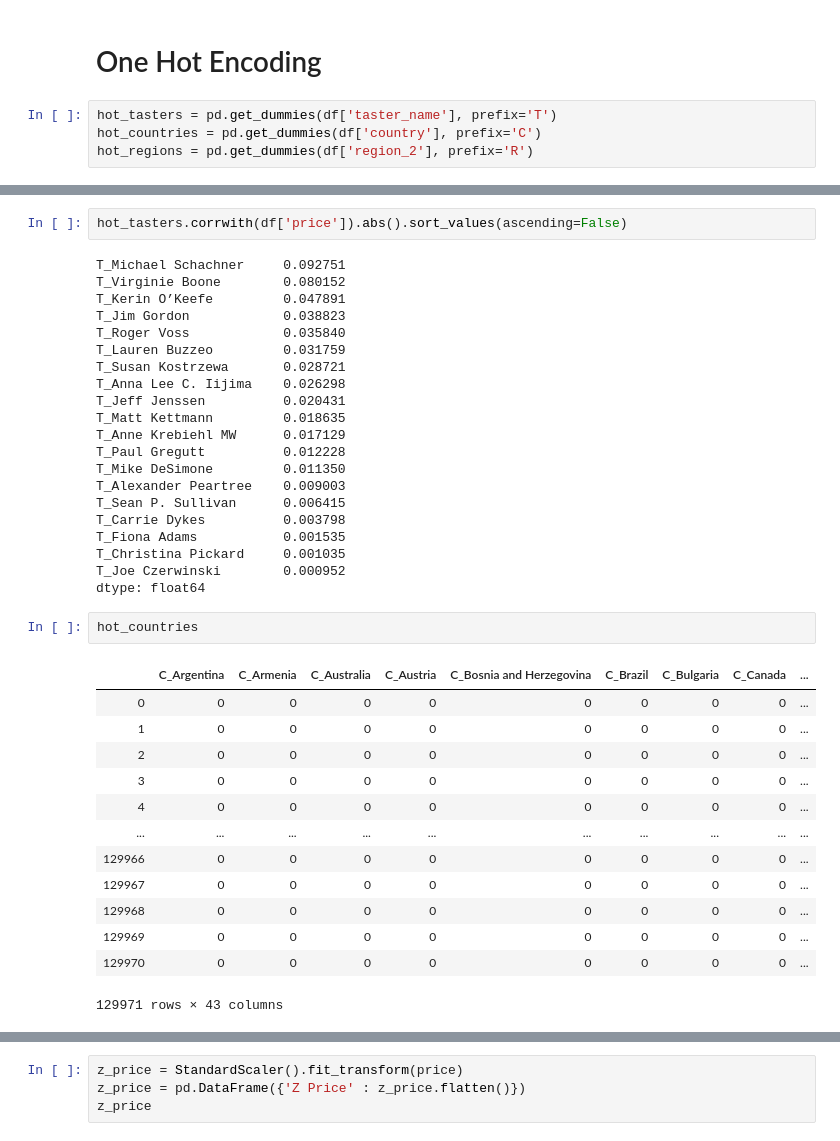
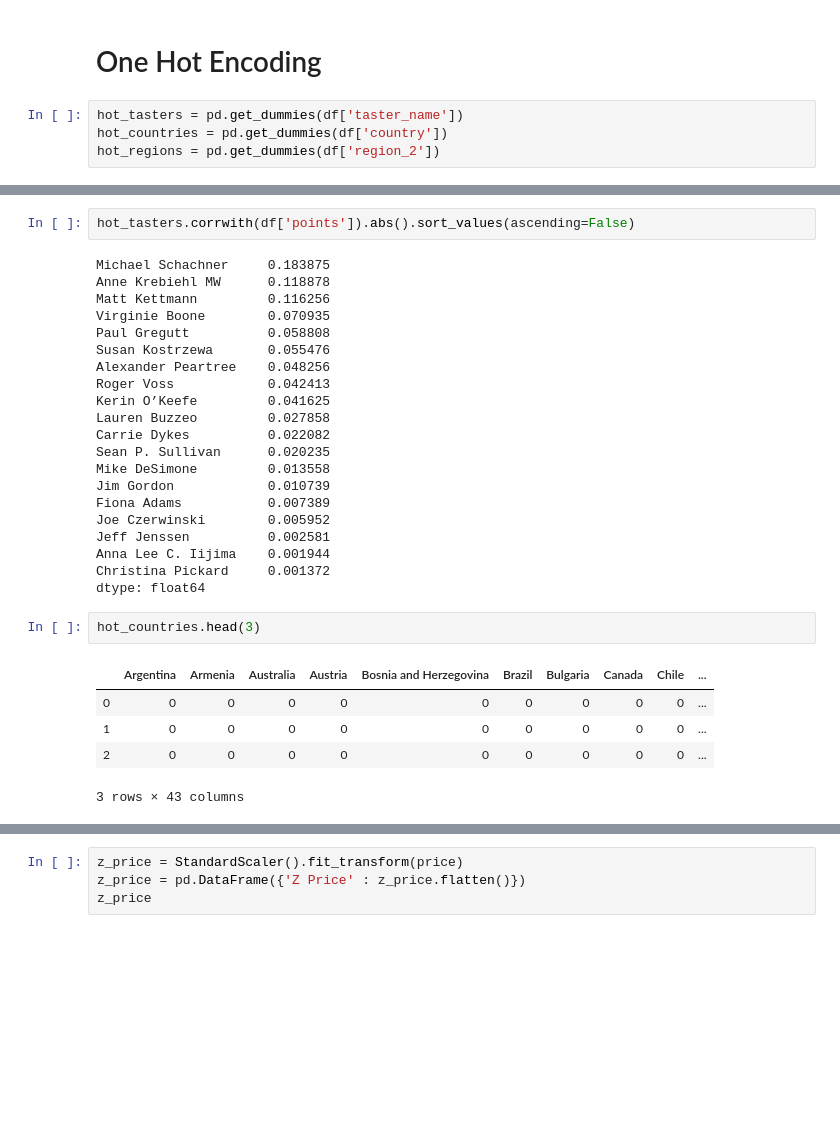
Before and after one commit to kbengtsonwong/pour-decisions-wine-analysis, a Jupyter notebook: wine-reviews-v5.ipynb, the cells around one changed output, grey strips where cells are left out. Cells and saved outputs as stored; diff of their text form; blank space fills up the shorter version.

```diff
--- a/wine-reviews-v5.ipynb
+++ b/wine-reviews-v5.ipynb
@@ -330,7 +375,7 @@ evaluate(y_test, y_pred_ridge)
 # %% [markdown]
 # One Hot Encoding
 # %%
-hot_tasters = pd.get_dummies(df['taster_name'], prefix='T')
-hot_countries = pd.get_dummies(df['country'], prefix='C')
-hot_regions = pd.get_dummies(df['region_2'], prefix='R')
+hot_tasters = pd.get_dummies(df['taster_name'])
+hot_countries = pd.get_dummies(df['country'])
+hot_regions = pd.get_dummies(df['region_2'])
 # %%
@@ -352,40 +388,32 @@ hot_tasters
 # %%
-hot_tasters.corrwith(df['price']).abs().sort_values(ascending=False)
+hot_tasters.corrwith(df['points']).abs().sort_values(ascending=False)
 # %% [output]
-T_Michael Schachner     0.092751
-T_Virginie Boone        0.080152
-T_Kerin O’Keefe         0.047891
-T_Jim Gordon            0.038823
-T_Roger Voss            0.035840
-T_Lauren Buzzeo         0.031759
-T_Susan Kostrzewa       0.028721
-T_Anna Lee C. Iijima    0.026298
-T_Jeff Jenssen          0.020431
-T_Matt Kettmann         0.018635
-T_Anne Krebiehl MW      0.017129
-T_Paul Gregutt          0.012228
-T_Mike DeSimone         0.011350
-T_Alexander Peartree    0.009003
-T_Sean P. Sullivan      0.006415
-T_Carrie Dykes          0.003798
-T_Fiona Adams           0.001535
-T_Christina Pickard     0.001035
-T_Joe Czerwinski        0.000952
+Michael Schachner     0.183875
+Anne Krebiehl MW      0.118878
+Matt Kettmann         0.116256
+Virginie Boone        0.070935
+Paul Gregutt          0.058808
+Susan Kostrzewa       0.055476
+Alexander Peartree    0.048256
+Roger Voss            0.042413
+Kerin O’Keefe         0.041625
+Lauren Buzzeo         0.027858
+Carrie Dykes          0.022082
+Sean P. Sullivan      0.020235
+Mike DeSimone         0.013558
+Jim Gordon            0.010739
+Fiona Adams           0.007389
+Joe Czerwinski        0.005952
+Jeff Jenssen          0.002581
+Anna Lee C. Iijima    0.001944
+Christina Pickard     0.001372
 dtype: float64
 # %%
-hot_countries
+hot_countries.head(3)
 # %% [output]
-|  | C_Argentina | C_Armenia | C_Australia | C_Austria | C_Bosnia and Herzegovina | C_Brazil | C_Bulgaria | C_Canada | ... |
-| 0 | 0 | 0 | 0 | 0 | 0 | 0 | 0 | 0 | ... |
-| 1 | 0 | 0 | 0 | 0 | 0 | 0 | 0 | 0 | ... |
-| 2 | 0 | 0 | 0 | 0 | 0 | 0 | 0 | 0 | ... |
-| 3 | 0 | 0 | 0 | 0 | 0 | 0 | 0 | 0 | ... |
-| 4 | 0 | 0 | 0 | 0 | 0 | 0 | 0 | 0 | ... |
-| ... | ... | ... | ... | ... | ... | ... | ... | ... | ... |
-| 129966 | 0 | 0 | 0 | 0 | 0 | 0 | 0 | 0 | ... |
-| 129967 | 0 | 0 | 0 | 0 | 0 | 0 | 0 | 0 | ... |
-| 129968 | 0 | 0 | 0 | 0 | 0 | 0 | 0 | 0 | ... |
-| 129969 | 0 | 0 | 0 | 0 | 0 | 0 | 0 | 0 | ... |
-| 129970 | 0 | 0 | 0 | 0 | 0 | 0 | 0 | 0 | ... |
+|  | Argentina | Armenia | Australia | Austria | Bosnia and Herzegovina | Brazil | Bulgaria | Canada | Chile | ... |
+| 0 | 0 | 0 | 0 | 0 | 0 | 0 | 0 | 0 | 0 | ... |
+| 1 | 0 | 0 | 0 | 0 | 0 | 0 | 0 | 0 | 0 | ... |
+| 2 | 0 | 0 | 0 | 0 | 0 | 0 | 0 | 0 | 0 | ... |
-129971 rows × 43 columns
+3 rows × 43 columns
 # %%
```
Also changed, not shown: parts of 94 cells of this notebook.
